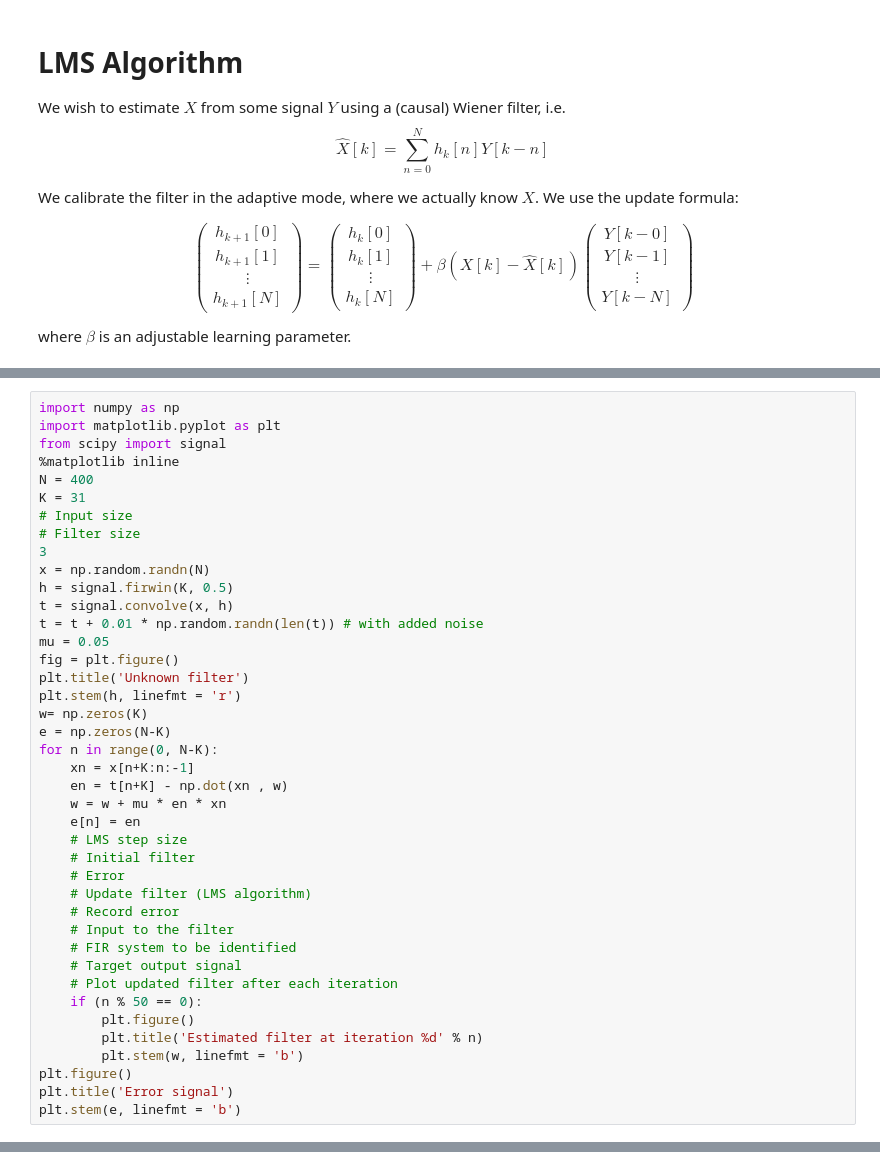
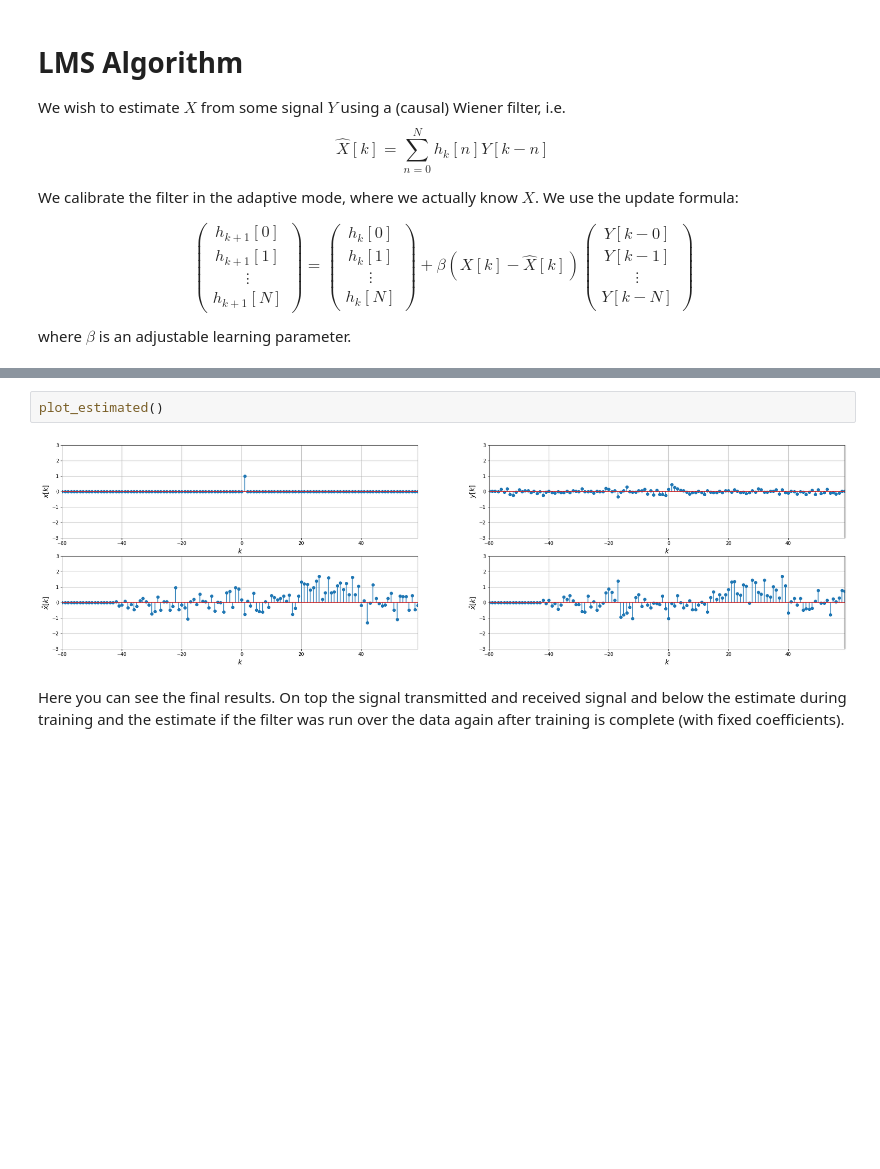
Before and after one commit to huesseol/DSSP-Illustrations, a Jupyter notebook: LMS.ipynb, the cells around one changed output, grey strips where cells are left out. Drawn from its saved outputs; the diff is of its cells as text; blank space fills up the shorter version.

```diff
--- a/LMS.ipynb
+++ b/LMS.ipynb
@@ -62,41 +243,0 @@ interactive(children=(IntSlider(value=15, description='N', max=30, min=1), Float
-# %%
-import numpy as np
-import matplotlib.pyplot as plt
-from scipy import signal
-%matplotlib inline
-N = 400
-K = 31
-# Input size
-# Filter size
-3
-x = np.random.randn(N)
-h = signal.firwin(K, 0.5)
-t = signal.convolve(x, h)
-t = t + 0.01 * np.random.randn(len(t)) # with added noise
-mu = 0.05
-fig = plt.figure()
-plt.title('Unknown filter')
-plt.stem(h, linefmt = 'r')
-w= np.zeros(K)
-e = np.zeros(N-K)
-for n in range(0, N-K):
-    xn = x[n+K:n:-1]
-    en = t[n+K] - np.dot(xn , w)
-    w = w + mu * en * xn
-    e[n] = en
-    # LMS step size
-    # Initial filter
-    # Error
-    # Update filter (LMS algorithm)
-    # Record error
-    # Input to the filter
-    # FIR system to be identified
-    # Target output signal
-    # Plot updated filter after each iteration
-    if (n % 50 == 0):
-        plt.figure()
-        plt.title('Estimated filter at iteration %d' % n)
-        plt.stem(w, linefmt = 'b')
-plt.figure()
-plt.title('Error signal')
-plt.stem(e, linefmt = 'b')
@@ -114,0 +316,6 @@ plt.stem(e, linefmt = 'b')
+# %%
+plot_estimated()
+# %% [output]
+[figure, added]
+# %% [markdown]
+Here you can see the final results. On top the signal transmitted and received signal and below the estimate during training and the estimate if the filter was run over the data again after training is complete (with fixed coefficients).
```
Also changed, not shown: parts of 17 cells of this notebook.
